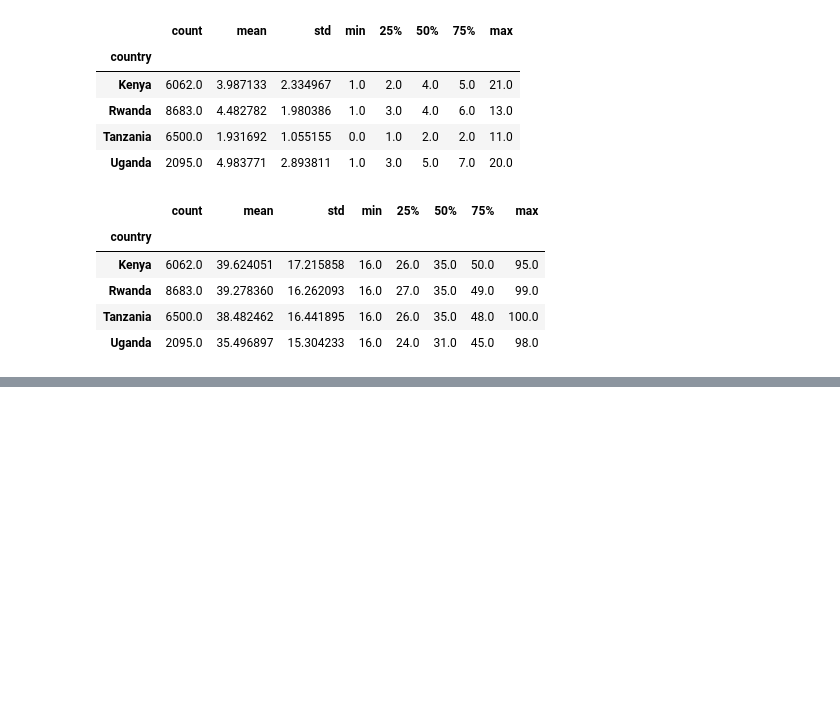
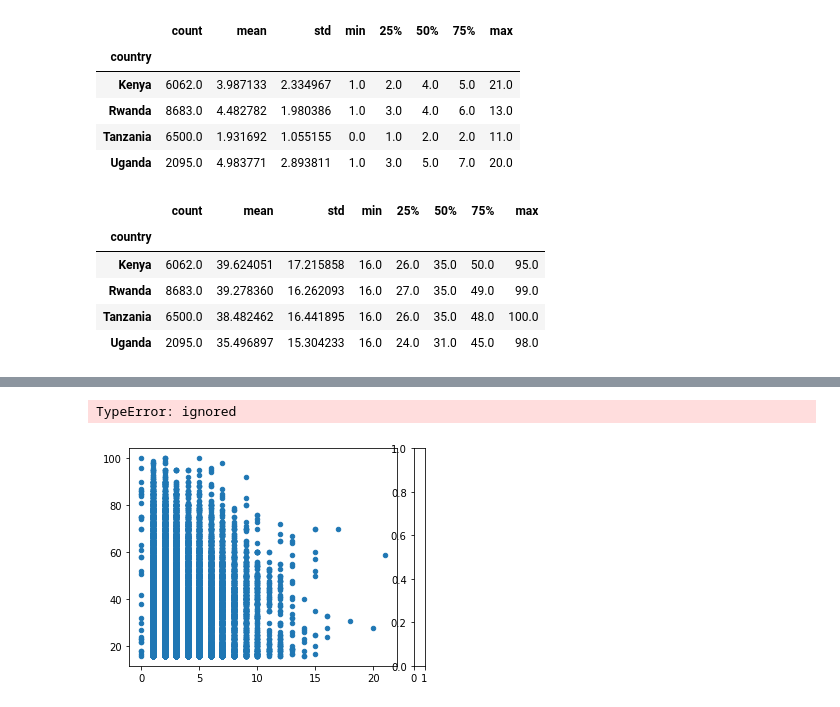
Before and after one commit to ibrahimabdike/Ibrahim_Yahya_IP_Week_1_Core, a Jupyter notebook: Ibrahim_Yahya_IP_Week_1.ipynb, the cells around one changed output, grey strips where cells are left out. Saved outputs shown, nothing was run; the diff lists cells and outputs as text; code cells hidden in the pictures; blank space fills up the shorter version.

```diff
--- a/Ibrahim_Yahya_IP_Week_1.ipynb
+++ b/Ibrahim_Yahya_IP_Week_1.ipynb
@@ -294,0 +325,5 @@ finance_dropped.groupby('country')['Respondent_Age'].describe()
+# %%
+new_finance.plot.scatter('household_size', 'Respondent_Age',  colormap='jet')
+# %% [output]
+TypeError: ignored
+[figure, added]
```
Also changed, not shown: parts of 25 cells of this notebook.
